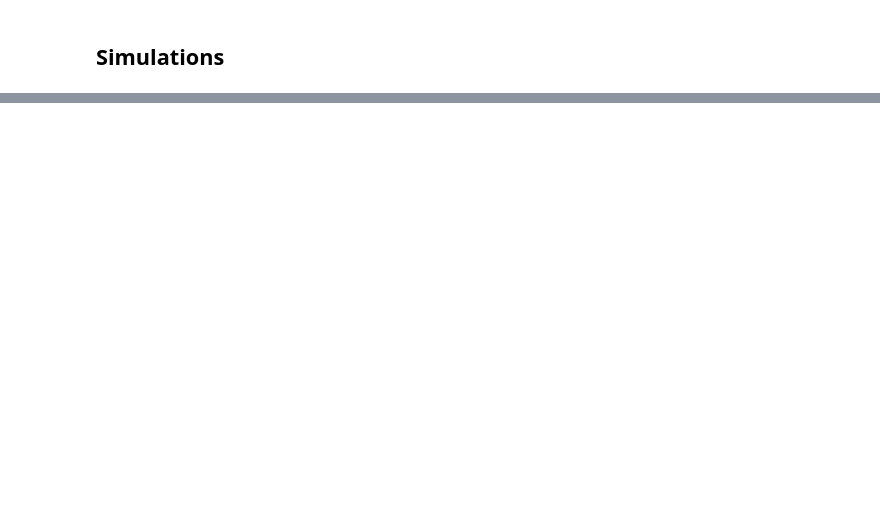
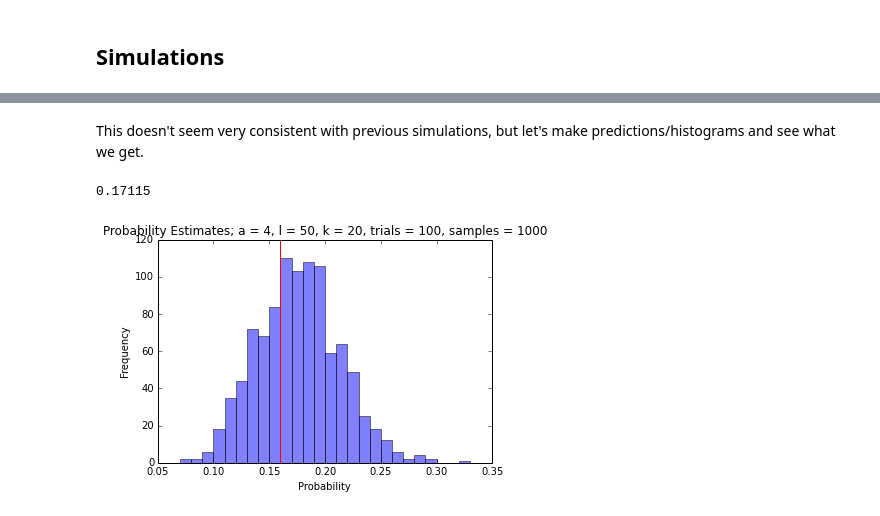
Before and after one commit to IanChar/AutomataGrowth, a Jupyter notebook: notebooks/BonferroniEstimate_April292017.ipynb, the cells around one changed output, grey strips where cells are left out. Cells and saved outputs as stored; diff of their text form; code cells hidden in the pictures; blank space fills up the shorter version.

Commit message:
Bonferroni notebook

```diff
--- a/notebooks/BonferroniEstimate_April292017.ipynb
+++ b/notebooks/BonferroniEstimate_April292017.ipynb
@@ -131,0 +172,47 @@ Upper Bound: 0.162596
+# %% [markdown]
+This doesn't seem very consistent with previous simulations, but let's make predictions/histograms and see what we get.
+# %%
+# Taken from http://stackoverflow.com/questions/4941753/is-there-a-math-ncr-function-in-python
+def ncr(n, r):
+    r = min(r, n-r)
+    if r == 0:
+        return 1
+    numer = reduce(op.mul, xrange(n, n-r, -1))
+    denom = reduce(op.mul, xrange(1, r+1))
+    return numer / denom
+
+def get_sr(r, a, l, k):
+    to_return = ncr(l - k, r)
+    to_return *= bonferroni.get_intersection(a, k, r)
+    return to_return
+
+def guess_prob(a, l, k, num_bounds=3):
+    """Estimate the probability by averaging when r=num_bounds - 1 and r=num_bounds"""
+    estimate = 0
+    for r in xrange(1, num_bounds + 1):
+        to_add = get_sr(r, a, l, k)
+        if r == num_bounds:
+            to_add /= 2
+        if r % 2 == 0:
+            estimate -= to_add
+        else:
+            estimate += to_add
+    return estimate
+
+def hist_observations(a, l, k, trials, samples, bin_size=0.01):
+    observations = [substrings.test_substring_length_prob(k, a, l, trials)[1] for _ in xrange(samples)]
+    print sum(observations) / samples
+
+    # Make a histogram with these observations.
+    bins = np.arange(0 ,1 + bin_size, bin_size)
+    plt.hist(observations, bins, alpha=0.5)
+    plt.axvline(guess_prob(a, l, k), color = 'r')
+    plt.title('Probability Estimates; a = %d, l = %d, k = %d, trials = %d, samples = %d' % (a, l, k, trials, samples))
+    plt.xlabel('Probability')
+    plt.ylabel('Frequency')
+    plt.show()
+
+hist_observations(4, 50, 20, 100, 1000)
+# %% [output]
+0.17115
+[figure, added]
```
Also changed, not shown: parts of 9 cells of this notebook, 3 other files.
